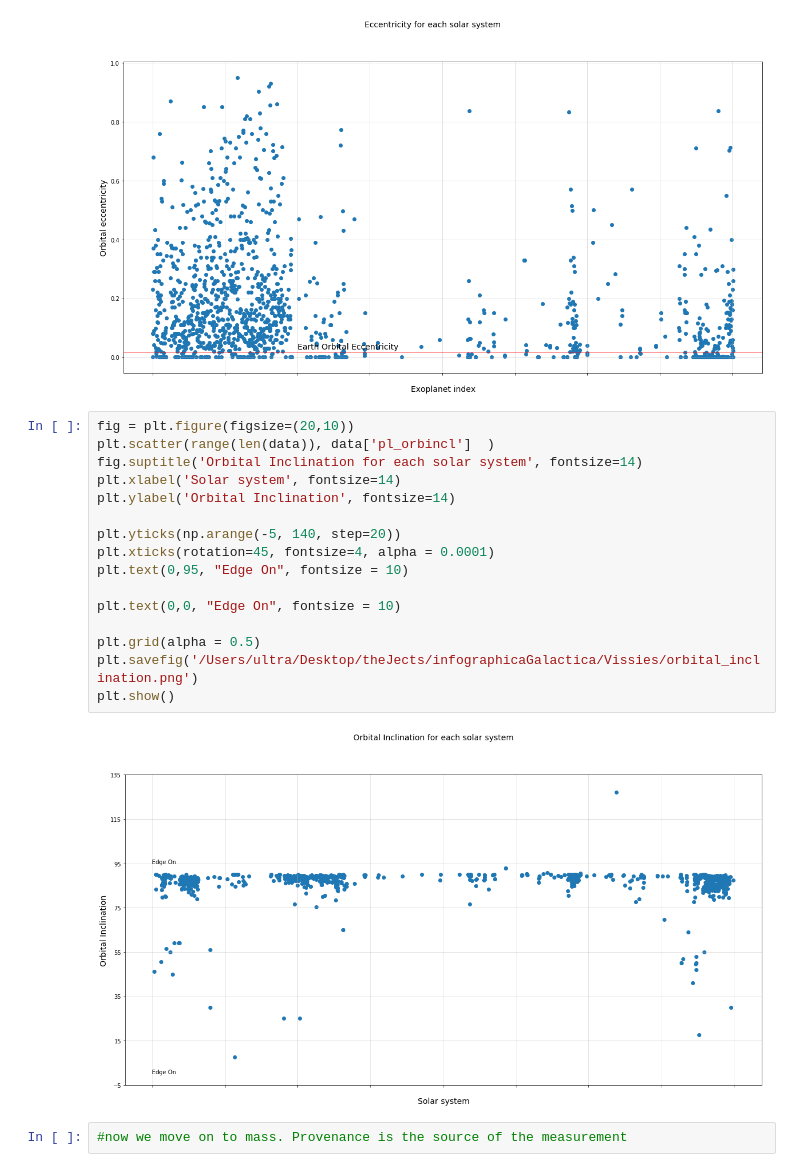
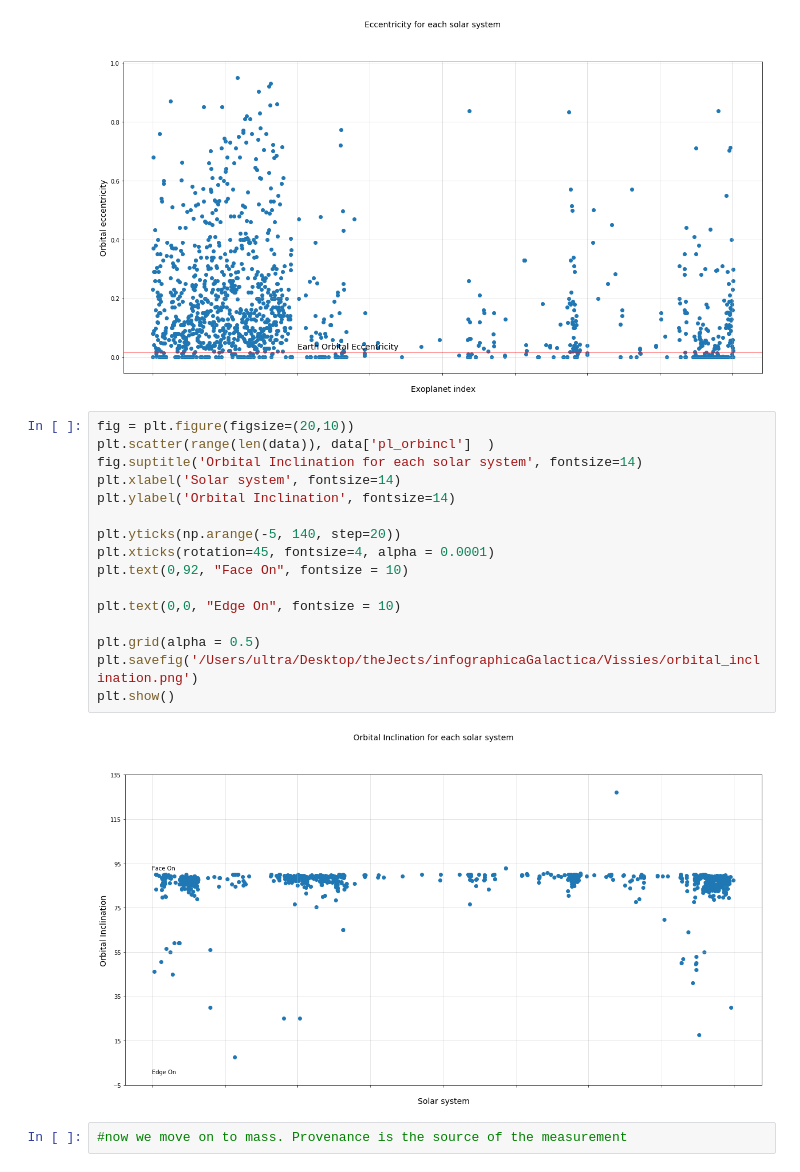
Before and after one commit to coderXmachina2/infographicaGalactica, a Jupyter notebook: scripts/exoPlanetProbing.ipynb, the cells around one changed output. Saved outputs shown, nothing was run; the diff lists cells and outputs as text.

```diff
--- a/scripts/exoPlanetProbing.ipynb
+++ b/scripts/exoPlanetProbing.ipynb
@@ -235,21 +235,21 @@ plt.show()
 # %%
 fig = plt.figure(figsize=(20,10))
 plt.scatter(range(len(data)), data['pl_orbincl']  )
 fig.suptitle('Orbital Inclination for each solar system', fontsize=14)
 plt.xlabel('Solar system', fontsize=14)
 plt.ylabel('Orbital Inclination', fontsize=14)
 
 plt.yticks(np.arange(-5, 140, step=20))
 plt.xticks(rotation=45, fontsize=4, alpha = 0.0001)
-plt.text(0,95, "Edge On", fontsize = 10)
+plt.text(0,92, "Face On", fontsize = 10)
 
 plt.text(0,0, "Edge On", fontsize = 10)
 
 plt.grid(alpha = 0.5)
 plt.savefig('/Users/ultra/Desktop/theJects/infographicaGalactica/Vissies/orbital_inclination.png')
 plt.show()
 # %% [output]
-[figure, old version]
+[figure, new version]
 # %%
 #now we move on to mass. Provenance is the source of the measurement
 # %%
```
Also changed, not shown: parts of 2 cells of this notebook, 3 other files.
